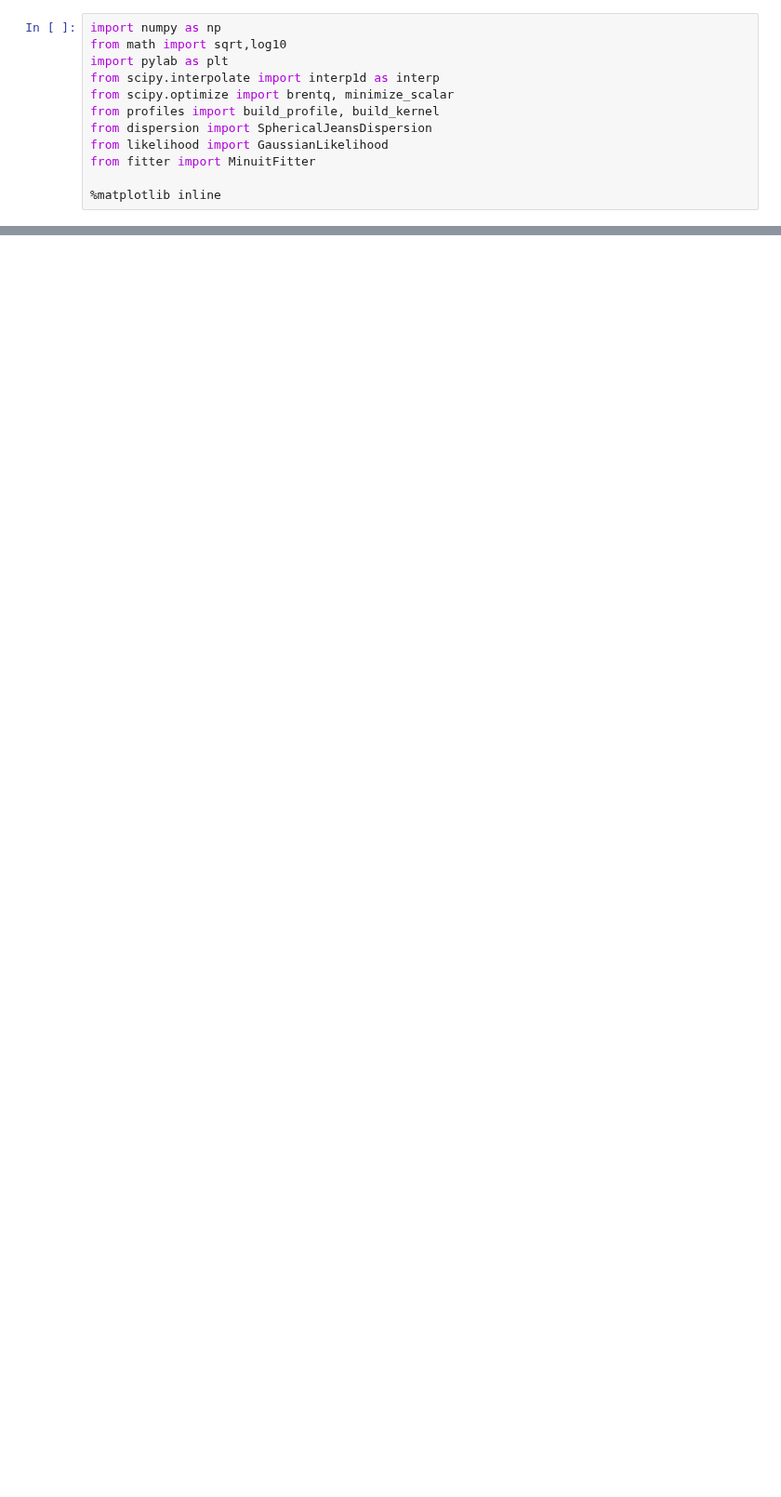
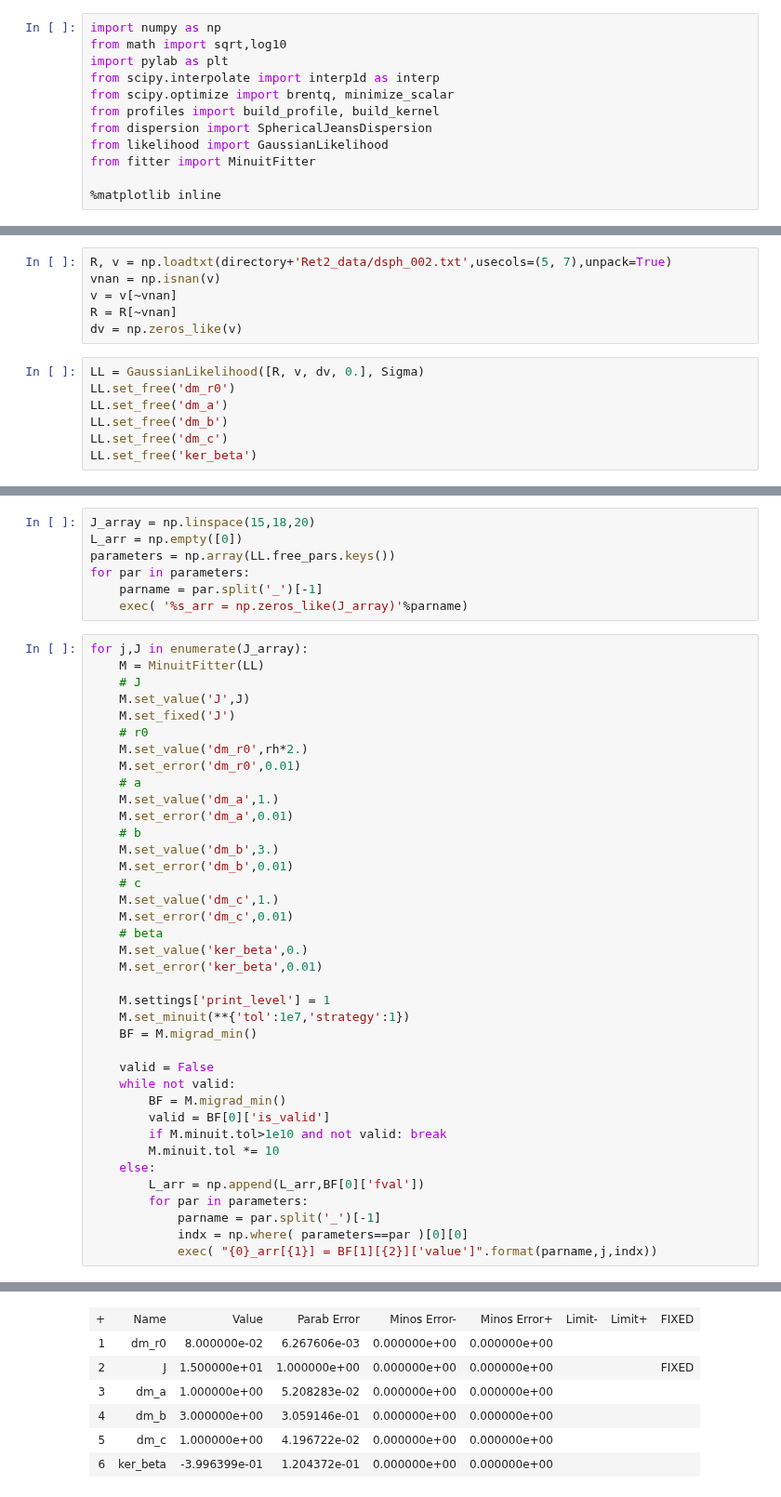
Before and after one commit to achiappo/FRESKA, a Jupyter notebook: cython/astrojpy-Minuit.ipynb, the cells around one changed output, grey strips where cells are left out. Shown at 93% size. Saved outputs shown, nothing was run; the diff lists cells and outputs as text; blank space fills up the shorter version.

```diff
--- a/cython/astrojpy-Minuit.ipynb
+++ b/cython/astrojpy-Minuit.ipynb
@@ -282,0 +38,13 @@ plt.ylim(-0.5,10);
+# %%
+R, v = np.loadtxt(directory+'Ret2_data/dsph_002.txt',usecols=(5, 7),unpack=True)
+vnan = np.isnan(v)
+v = v[~vnan]
+R = R[~vnan]
+dv = np.zeros_like(v)
+# %%
+LL = GaussianLikelihood([R, v, dv, 0.], Sigma)
+LL.set_free('dm_r0')
+LL.set_free('dm_a')
+LL.set_free('dm_b')
+LL.set_free('dm_c')
+LL.set_free('ker_beta')
@@ -282,0 +55,46 @@ plt.ylim(-0.5,10);
+# %%
+J_array = np.linspace(15,18,20)
+L_arr = np.empty([0])
+parameters = np.array(LL.free_pars.keys())
+for par in parameters:
+    parname = par.split('_')[-1]
+    exec( '%s_arr = np.zeros_like(J_array)'%parname)
+# %%
+for j,J in enumerate(J_array):
+    M = MinuitFitter(LL)
+    # J
+    M.set_value('J',J)
+    M.set_fixed('J')
+    # r0
+    M.set_value('dm_r0',rh*2.)
+    M.set_error('dm_r0',0.01)
+    # a
+    M.set_value('dm_a',1.)
+    M.set_error('dm_a',0.01)
+    # b
+    M.set_value('dm_b',3.)
+    M.set_error('dm_b',0.01)
+    # c
+    M.set_value('dm_c',1.)
+    M.set_error('dm_c',0.01)
+    # beta
+    M.set_value('ker_beta',0.)
+    M.set_error('ker_beta',0.01)
+
+    M.settings['print_level'] = 1
+    M.set_minuit(**{'tol':1e7,'strategy':1})
+    BF = M.migrad_min()
+
+    valid = False
+    while not valid:
+        BF = M.migrad_min()
+        valid = BF[0]['is_valid']
+        if M.minuit.tol>1e10 and not valid: break
+        M.minuit.tol *= 10
+    else:
+        L_arr = np.append(L_arr,BF[0]['fval'])
+        for par in parameters:
+            parname = par.split('_')[-1]
+            indx = np.where( parameters==par )[0][0]
+            exec( "{0}_arr[{1}] = BF[1][{2}]['value']".format(parname,j,indx))
+# %% [output]
@@ -282,0 +125,7 @@ plt.ylim(-0.5,10);
+| + | Name | Value | Parab Error | Minos Error- | Minos Error+ | Limit- | Limit+ | FIXED |
+| 1 | dm_r0 | 8.000000e-02 | 6.267606e-03 | 0.000000e+00 | 0.000000e+00 |  |  |  |
+| 2 | J | 1.500000e+01 | 1.000000e+00 | 0.000000e+00 | 0.000000e+00 |  |  | FIXED |
+| 3 | dm_a | 1.000000e+00 | 5.208283e-02 | 0.000000e+00 | 0.000000e+00 |  |  |  |
+| 4 | dm_b | 3.000000e+00 | 3.059146e-01 | 0.000000e+00 | 0.000000e+00 |  |  |  |
+| 5 | dm_c | 1.000000e+00 | 4.196722e-02 | 0.000000e+00 | 0.000000e+00 |  |  |  |
+| 6 | ker_beta | -3.996399e-01 | 1.204372e-01 | 0.000000e+00 | 0.000000e+00 |  |  |  |
```
Also changed, not shown: parts of 35 cells of this notebook, 34 other files.
